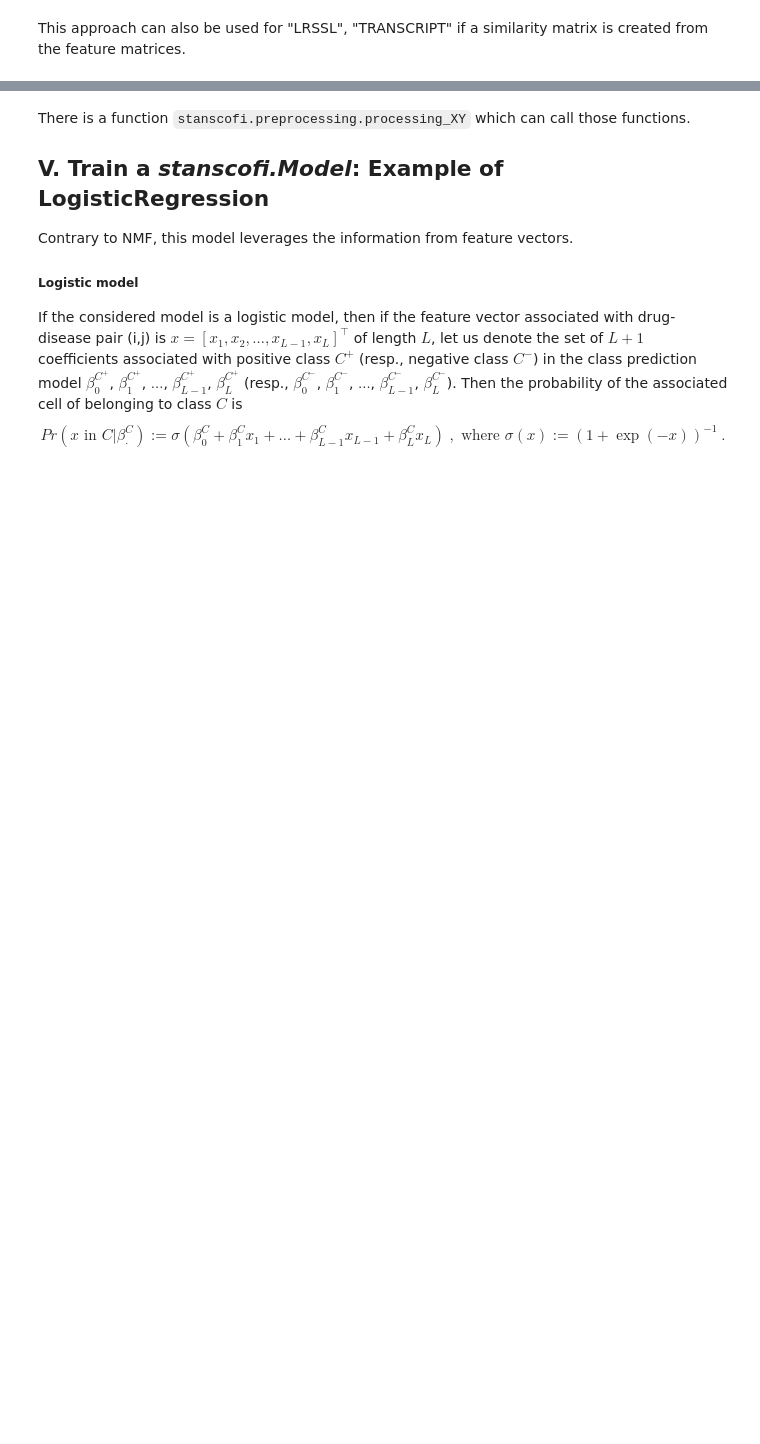
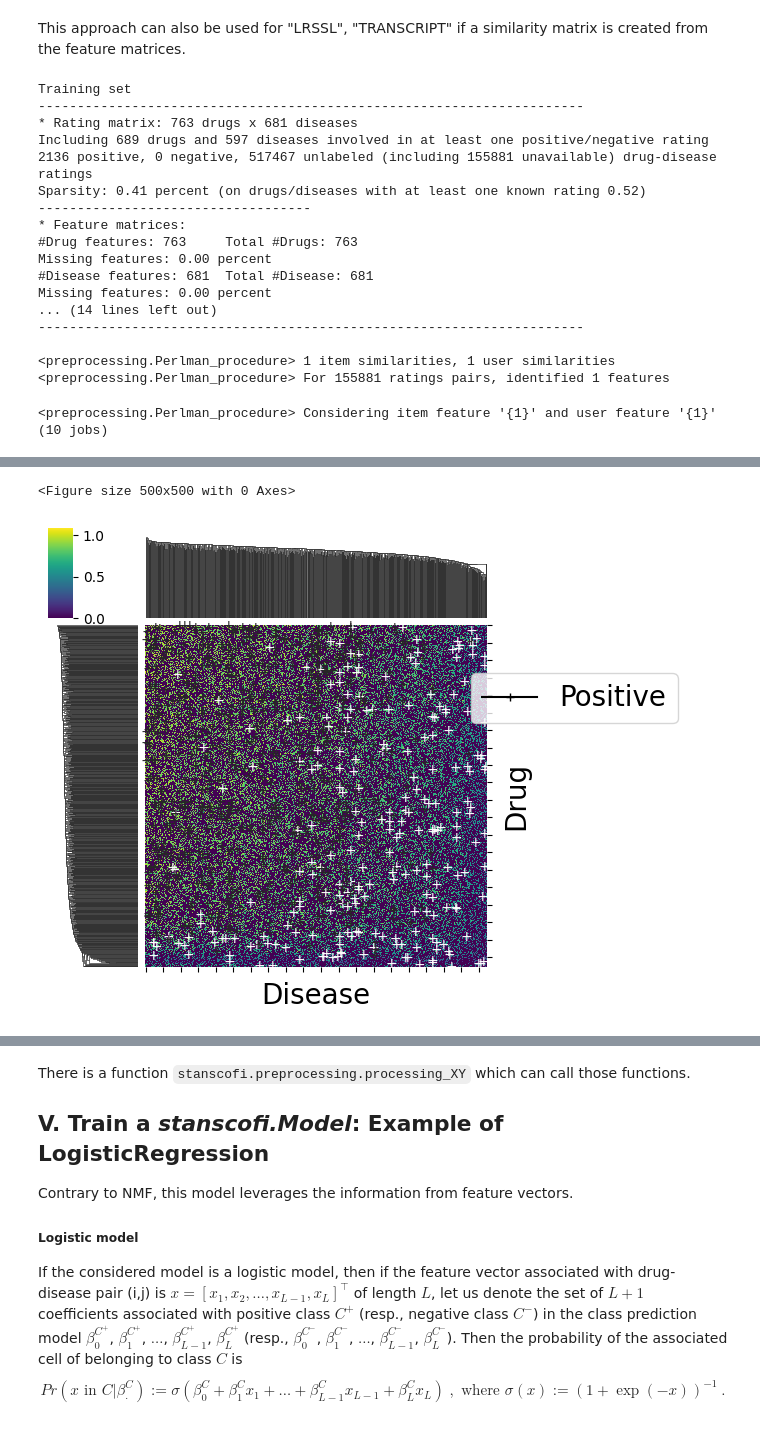
Before and after one commit to RECeSS-EU-Project/stanscofi, a Jupyter notebook: docs/Introduction to stanscofi.ipynb, the cells around one changed output, grey strips where cells are left out. Saved outputs shown, nothing was run; the diff lists cells and outputs as text; code cells hidden in the pictures; blank space fills up the shorter version.

```diff
--- a/docs/Introduction to stanscofi.ipynb
+++ b/docs/Introduction to stanscofi.ipynb
@@ -795,19 +954,20 @@ test_dataset.visualize(withzeros=True, X=X[:,0].reshape(-1,1), y=y, metric=metri
 # %% [markdown]
 This approach can also be used for "LRSSL", "TRANSCRIPT" if a similarity matrix is created from the feature matrices.
 # %%
-dataset_name = "TRANSCRIPT"
+dataset_name = "LRSSL"
 data_di = stanscofi.utils.load_dataset(dataset_name, save_folder="../datasets/")
-data_di.update({"name": dataset_name, "same_item_user_features": True})
+data_di.update({"name": dataset_name})
+## Create correlation matrices
+data_di["users"] = data_di["users"].corr(method="pearson")
+data_di["items"] = data_di["items"].corr(method="pearson")
 dataset = stanscofi.datasets.Dataset(**data_di)
 
-metric = "cosine"
-test_size = 0.1
+metric = "cityblock"
+test_size = 0.3
 
-## Generates training and testing datasets
-(train_folds, test_folds), dists = stanscofi.training_testing.weakly_correlated_split(dataset, test_size,
-                                                                                      early_stop=1, metric=metric)
-
-print("Distances train/test: %f\ttrain/train: %f\ttest/test: %f" % dists)
+## Generates training and testing datasets using a random split
+(train_folds, test_folds), dists = stanscofi.training_testing.random_simple_split(dataset, test_size,
+                                                                metric=metric, random_state=12435)
 
 train_dataset = dataset.subset(train_folds, subset_name="Train")
 test_dataset = dataset.subset(test_folds, subset_name="Train")
@@ -817,9 +977,9 @@ train_dataset.summary()
 print("Testing set")
 test_dataset.summary()
 
-## Preprocessing (considering that there is a single similarity type ({1}))
+## Preprocessing (considering that there is a single similarity type ({1}), sep_feature=None (default value))
 start=time()
-X, y = stanscofi.preprocessing.Perlman_procedure(test_dataset, njobs=10, verbose=True)
+X, y = stanscofi.preprocessing.Perlman_procedure(test_dataset, njobs=10, sep_feature=None, verbose=True)
 print("Elapsed time %.2f sec (X shape %d, %d)" % (time()-start, X.shape[0], X.shape[1]))
 
 ## Result
@@ -829,3 +989,22 @@ if (X.shape[1]!=1):
     for i in range(X.shape[1]):
         print("* Dimension %d" %(i+1))
         test_dataset.visualize(withzeros=True, X=X[:,i].reshape(-1,1), y=y, metric=metric)
+# %% [output]
+Training set
+----------------------------------------------------------------------
+* Rating matrix: 763 drugs x 681 diseases
+Including 689 drugs and 597 diseases involved in at least one positive/negative rating
+2136 positive, 0 negative, 517467 unlabeled (including 155881 unavailable) drug-disease ratings
+Sparsity: 0.41 percent (on drugs/diseases with at least one known rating 0.52)
+-----------------------------------
+* Feature matrices:
+#Drug features: 763     Total #Drugs: 763
+Missing features: 0.00 percent
+#Disease features: 681  Total #Disease: 681
+Missing features: 0.00 percent
+... (14 lines left out)
+----------------------------------------------------------------------
+
+<preprocessing.Perlman_procedure> 1 item similarities, 1 user similarities
+<preprocessing.Perlman_procedure> For 155881 ratings pairs, identified 1 features
+<preprocessing.Perlman_procedure> Considering item feature '{1}' and user feature '{1}' (10 jobs)
@@ -831,0 +1012,2 @@ if (X.shape[1]!=1):
+<Figure size 500x500 with 0 Axes>
+[figure, added]
```
Also changed, not shown: parts of 26 cells of this notebook, 11 other files.
